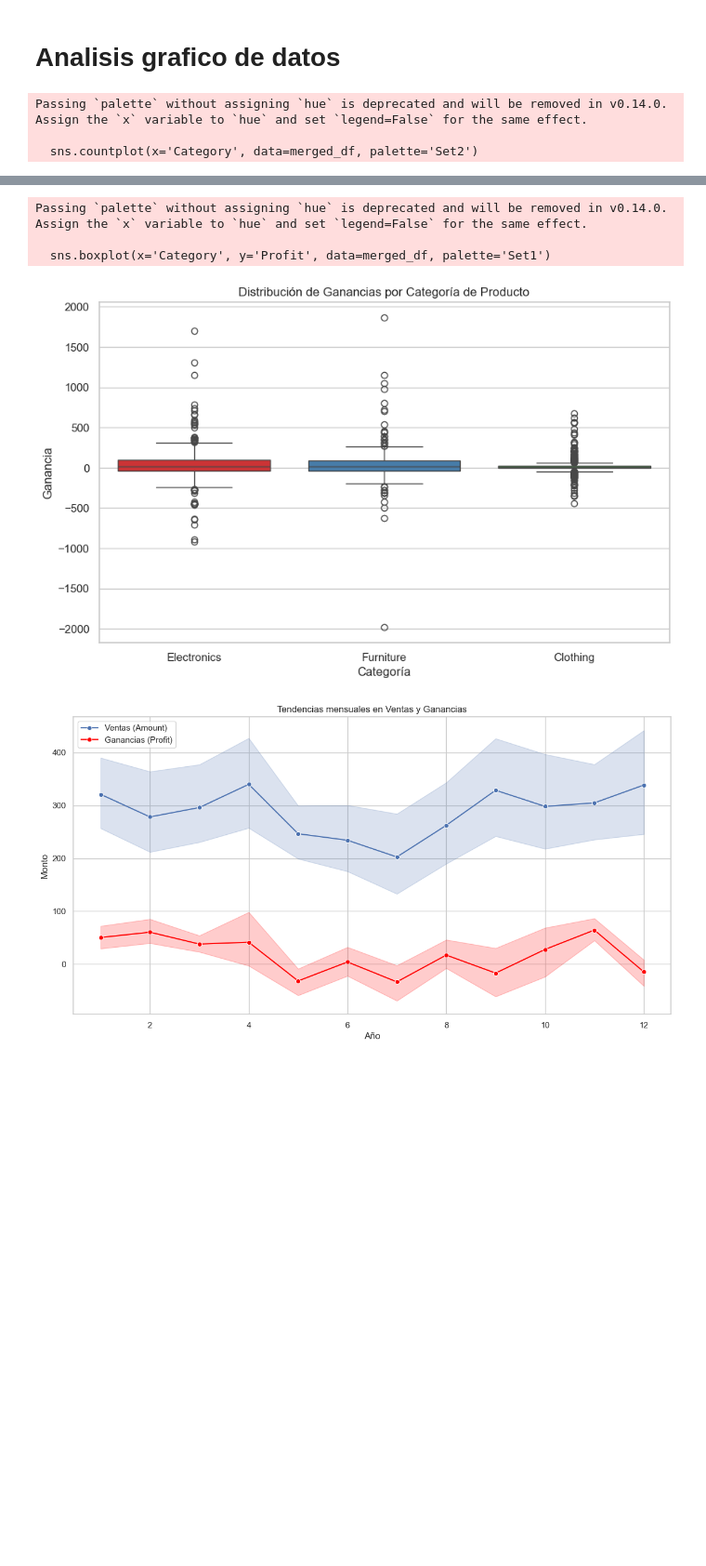
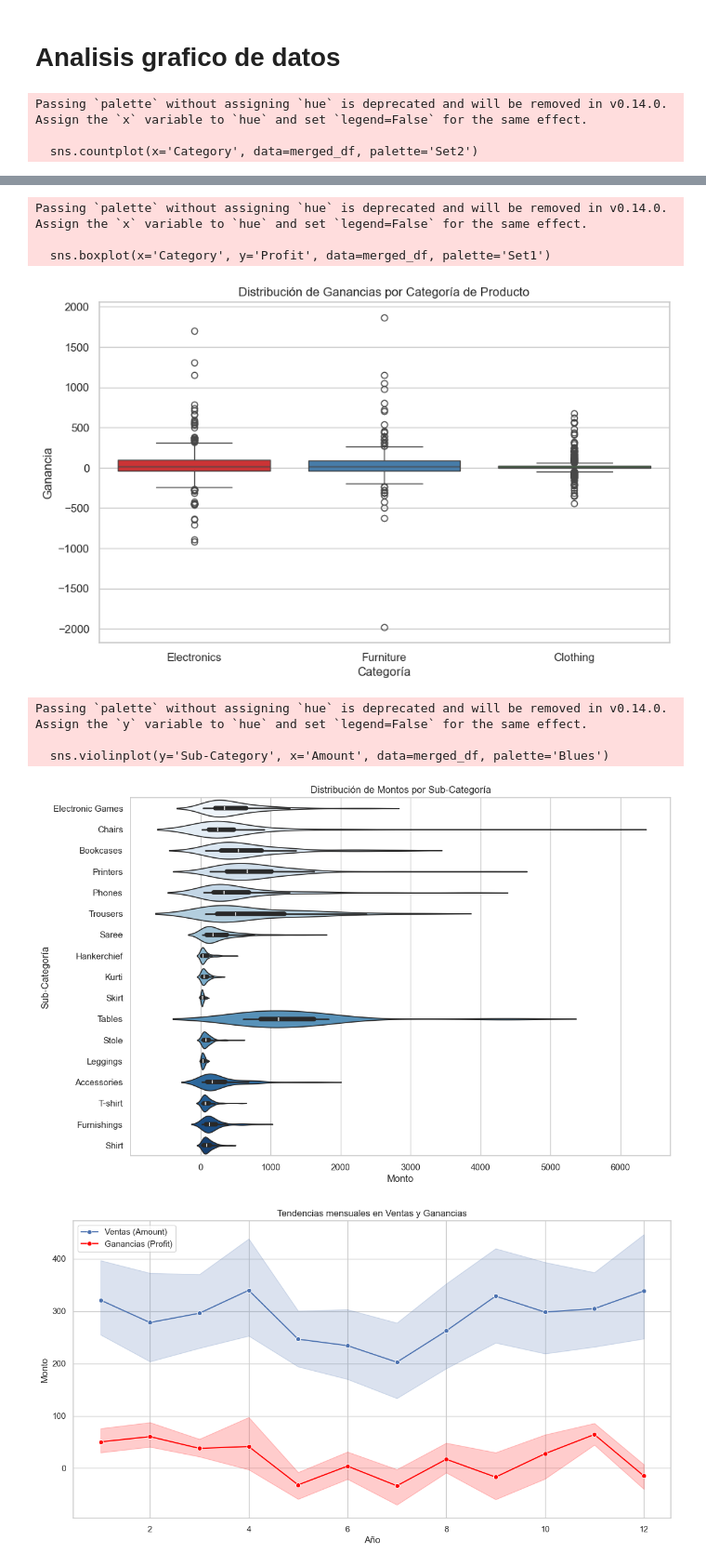
Before and after one commit to Nicolas20Torres/Guia_3, a Jupyter notebook: guia_3.ipynb, the cells around one changed output, grey strips where cells are left out. Shown at 93% size. Drawn from its saved outputs; the diff is of its cells as text; code cells hidden in the pictures; blank space fills up the shorter version.

```diff
--- a/guia_3.ipynb
+++ b/guia_3.ipynb
@@ -140,33 +147,45 @@ sns.countplot(x='Category', data=merged_df, palette='Set2')
 plt.title('Distribución de Categorías de Productos')
 plt.xlabel('Categoría')
 plt.ylabel('Cantidad de Órdenes')
 plt.show()
 
 # 2. Gráfico de Distribución Normal: Monto de las Órdenes
 plt.figure(figsize=(10, 6))
 sns.histplot(merged_df['Amount'], kde=True, color='blue')
 plt.title('Distribución de Montos de Órdenes')
 plt.xlabel('Monto')
 plt.ylabel('Frecuencia')
 plt.show()
 
 # 3. Gráfico de Cajas: Distribución de Ganancias por Categoría
 plt.figure(figsize=(10, 6))
 sns.boxplot(x='Category', y='Profit', data=merged_df, palette='Set1')
 plt.title('Distribución de Ganancias por Categoría de Producto')
 plt.xlabel('Categoría')
 plt.ylabel('Ganancia')
 plt.show()
+
+# 4 Grafico por subcategoria
+plt.figure(figsize=(12, 8))
+sns.violinplot(y='Sub-Category', x='Amount', data=merged_df, palette='Blues')
+plt.title('Distribución de Montos por Sub-Categoría')
+plt.xlabel('Monto')
+plt.ylabel('Sub-Categoría')
+plt.show()
 # %% [output]
 Passing `palette` without assigning `hue` is deprecated and will be removed in v0.14.0. Assign the `x` variable to `hue` and set `legend=False` for the same effect.
 
   sns.countplot(x='Category', data=merged_df, palette='Set2')
 [figure]
 [figure]
 Passing `palette` without assigning `hue` is deprecated and will be removed in v0.14.0. Assign the `x` variable to `hue` and set `legend=False` for the same effect.
 
   sns.boxplot(x='Category', y='Profit', data=merged_df, palette='Set1')
 [figure]
+Passing `palette` without assigning `hue` is deprecated and will be removed in v0.14.0. Assign the `y` variable to `hue` and set `legend=False` for the same effect.
+
+  sns.violinplot(y='Sub-Category', x='Amount', data=merged_df, palette='Blues')
+[figure, added]
 # %%
 # Extraer información temporal adicional
 merged_df['Year'] = merged_df['Order Date'].dt.year
```
Also changed, not shown: parts of 3 cells of this notebook.
